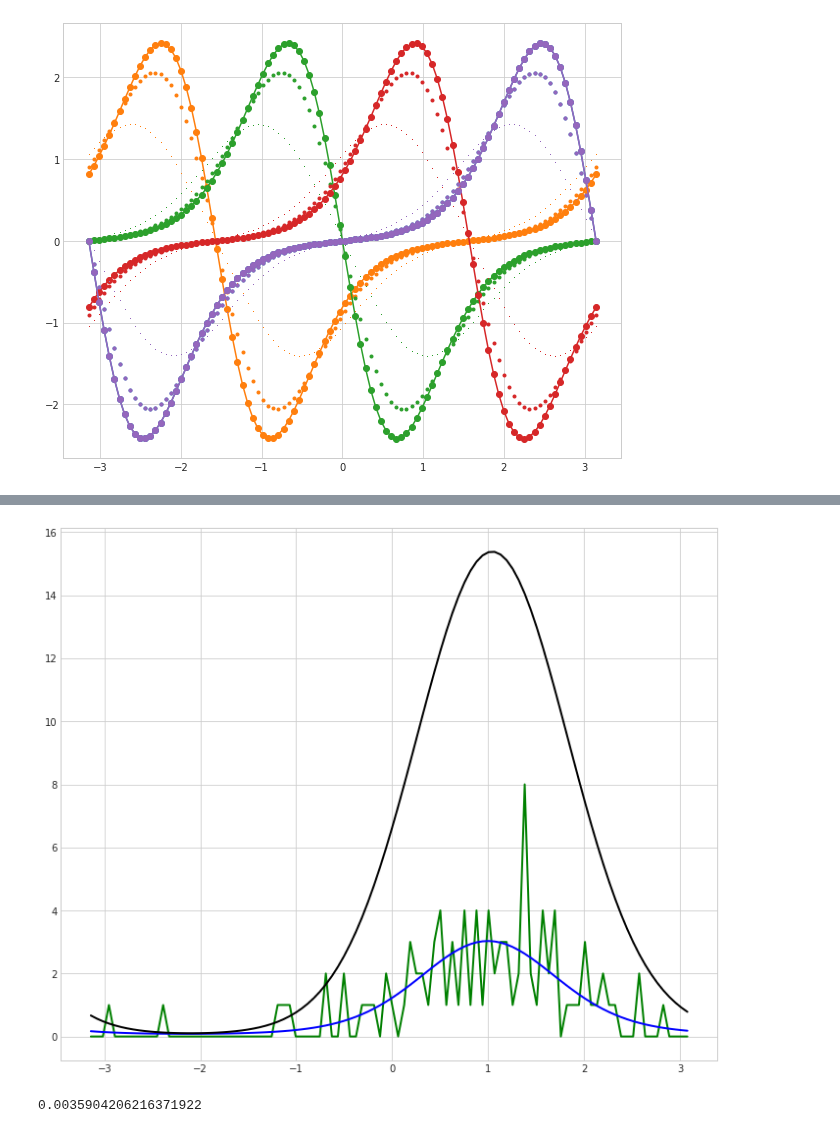
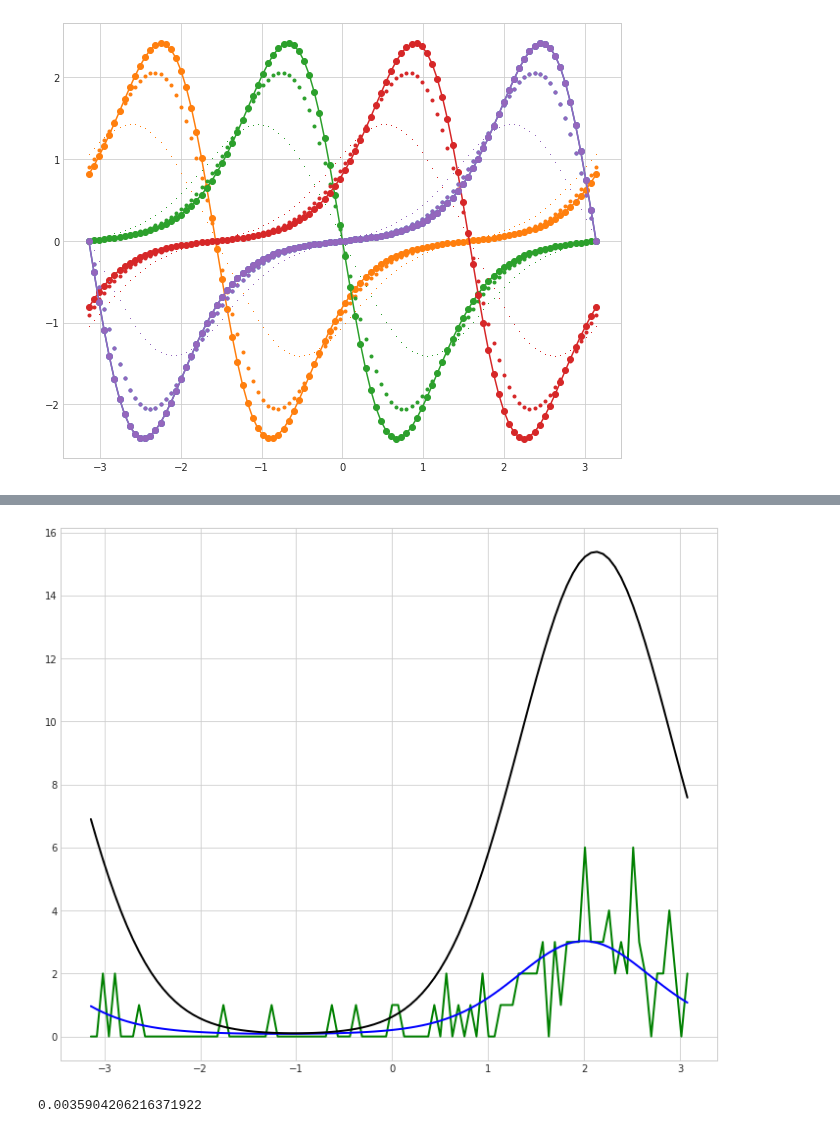
Before and after one commit to mlprt/neurkal, a Jupyter notebook: exploration.ipynb, the cells around one changed output, grey strips where cells are left out. Drawn from its saved outputs; the diff is of its cells as text; code cells hidden in the pictures.

```diff
--- a/exploration.ipynb
+++ b/exploration.ipynb
@@ -62,3 +62,38 @@ for p in prefs:
     ax.plot(r, d_f_3, ',', color=color)
 # %% [output]
 [figure]
+# %%
+## Example evolution of noisy activity in recurrent network
+def gaussian_filter(p, K_w, delta):
+    def filt(i, k):
+        return K_w * np.exp((np.cos(2*np.pi*(i - k)/p) - 1) / delta**2)
+    return filt
+
+# parameters
+x = 2  # actual sensory input
+p = 100  # number of units in network
+delta = 0.718  # controls width of Gaussian filter giving recurrent weights
+K_w = 1  # gain of recurrent connections
+S = 0  # divisive normalization constant
+mu = 0.002  # divisive normalization weight
+steps = 200
+
+filt = gaussian_filter(p, K_w, delta)
+
+xs = np.arange(-np.pi, np.pi, 0.25)
+x_est = []
+for x in xs:
+    recurrent_net = neurkal.RecurrentPopCode(weight_func=filt, S=S, mu=mu, shape=p,
+                                         act_func=input_act, dist=np.random.poisson)
+    recurrent_net(x)  # initialize by (noisy) sampling
+    prefs = recurrent_net.prefs[0]
+    cr_bound2 = recurrent_net.cr_bound
+    for i in range(steps):
+        recurrent_net.step()
+    x_est.append(recurrent_net.readout())
+
+x_est = np.array(x_est).T
+fig, ax = plt.subplots(figsize=(12, 10))
+ax.plot(xs, x_est, 'g.')
+ax.plot(xs, xs, 'k-', lw=2)
+plt.show()
@@ -65,37 +102,38 @@ for p in prefs:
 # %%
 ## Example evolution of noisy activity in recurrent network
 def gaussian_filter(p, K_w, delta):
     def filt(i, k):
         return K_w * np.exp((np.cos(2*np.pi*(i - k)/p) - 1) / delta**2)
     return filt
 
 # parameters
-x = 1  # actual sensory input
+x = 2  # actual sensory input
 p = 100  # number of units in network
 delta = 0.718  # controls width of Gaussian filter giving recurrent weights
-k_w = 1  # gain of recurrent connections
+K_w = 1  # gain of recurrent connections
 S = 0  # divisive normalization constant
 mu = 0.002  # divisive normalization weight
-steps = 500
+steps = 200
 
-filt = gaussian_filter(k_w, p, delta)
+filt = gaussian_filter(p, K_w, delta)
+
 
 recurrent_net = neurkal.RecurrentPopCode(weight_func=filt, S=S, mu=mu, shape=p,
                                          act_func=input_act, dist=np.random.poisson)
 recurrent_net(x)  # initialize by (noisy) sampling
 prefs = recurrent_net.prefs[0]
 cr_bound2 = recurrent_net.cr_bound
 
 fs = recurrent_net.mean_activity
 fig, ax = plt.subplots(figsize=(12, 10))
 ax.plot(prefs, recurrent_net.activity, 'g', lw=2)
 ax.plot(prefs, recurrent_net.mean_activity, 'b', lw=2)
 for i in range(steps):
     recurrent_net.step()
 ax.plot(prefs, recurrent_net.activity, 'k', lw=2)
 plt.show()
 # %% [output]
-[figure, old version]
+[figure, new version]
 # %%
 # analytical Cramer-Rao bounds (vs. numerical method used in PopCode)
 dx_f = np.array([input_act_d(x, x_i) for x_i in recurrent_net.prefs[0]])
```
Also changed, not shown: parts of 2 cells of this notebook, 3 other files.
